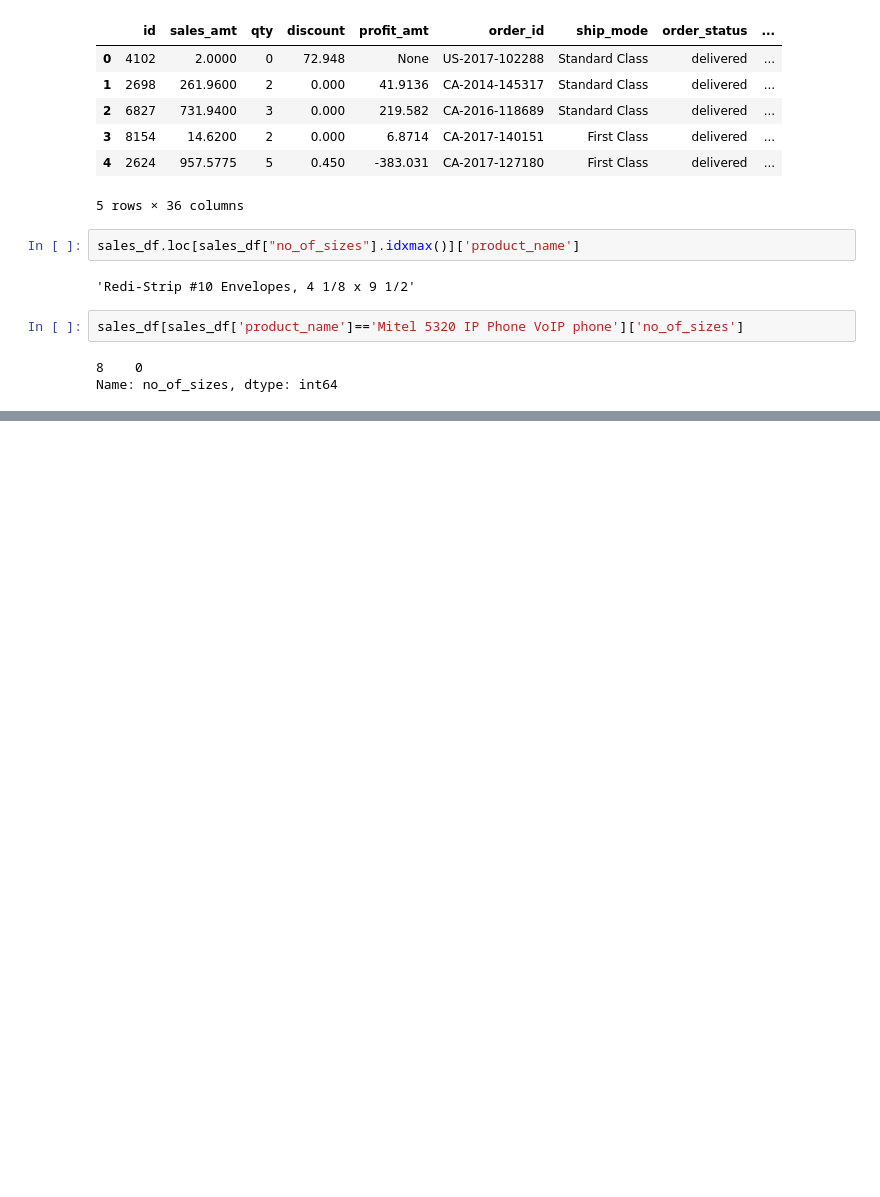
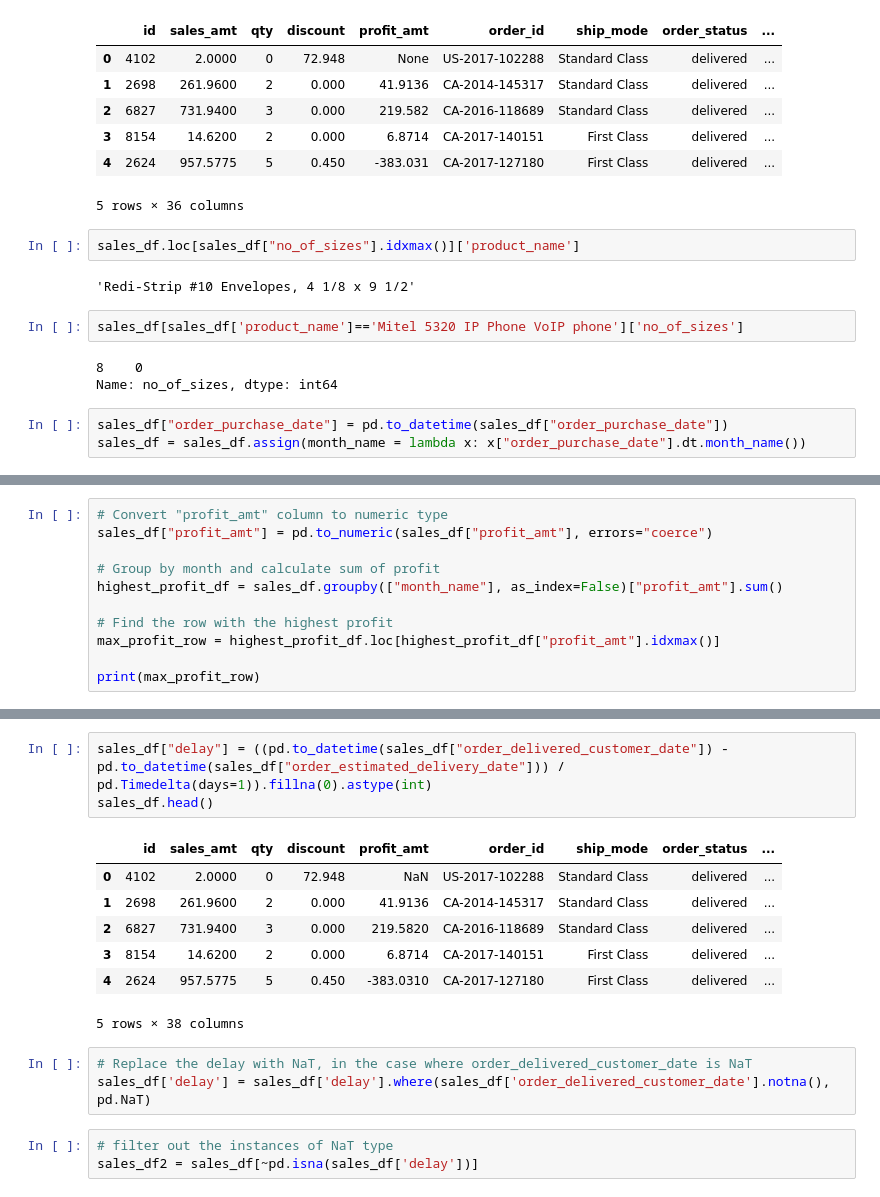
Before and after one commit to Boddulasankeerthana/Boddulasankeerthana_globalmart_processing, a Jupyter notebook: functions.ipynb, the cells around one changed output, grey strips where cells are left out. Drawn from its saved outputs; the diff is of its cells as text; blank space fills up the shorter version.

```diff
--- a/functions.ipynb
+++ b/functions.ipynb
@@ -111,3 +156,6 @@ sales_df[sales_df['product_name']=='Mitel 5320 IP Phone VoIP phone']['no_of_size
 # %% [output]
 8    0
 Name: no_of_sizes, dtype: int64
+# %%
+sales_df["order_purchase_date"] = pd.to_datetime(sales_df["order_purchase_date"])
+sales_df = sales_df.assign(month_name = lambda x: x["order_purchase_date"].dt.month_name())
@@ -113,0 +169,11 @@ Name: no_of_sizes, dtype: int64
+# %%
+# Convert "profit_amt" column to numeric type
+sales_df["profit_amt"] = pd.to_numeric(sales_df["profit_amt"], errors="coerce")
+
+# Group by month and calculate sum of profit
+highest_profit_df = sales_df.groupby(["month_name"], as_index=False)["profit_amt"].sum()
+
+# Find the row with the highest profit
+max_profit_row = highest_profit_df.loc[highest_profit_df["profit_amt"].idxmax()]
+
+print(max_profit_row)
@@ -113,0 +210,17 @@ Name: no_of_sizes, dtype: int64
+# %%
+sales_df["delay"] = ((pd.to_datetime(sales_df["order_delivered_customer_date"]) - pd.to_datetime(sales_df["order_estimated_delivery_date"])) / pd.Timedelta(days=1)).fillna(0).astype(int)
+sales_df.head()
+# %% [output]
+|  | id | sales_amt | qty | discount | profit_amt | order_id | ship_mode | order_status | ... |
+| 0 | 4102 | 2.0000 | 0 | 72.948 | NaN | US-2017-102288 | Standard Class | delivered | ... |
+| 1 | 2698 | 261.9600 | 2 | 0.000 | 41.9136 | CA-2014-145317 | Standard Class | delivered | ... |
+| 2 | 6827 | 731.9400 | 3 | 0.000 | 219.5820 | CA-2016-118689 | Standard Class | delivered | ... |
+| 3 | 8154 | 14.6200 | 2 | 0.000 | 6.8714 | CA-2017-140151 | First Class | delivered | ... |
+| 4 | 2624 | 957.5775 | 5 | 0.450 | -383.0310 | CA-2017-127180 | First Class | delivered | ... |
+5 rows × 38 columns
+# %%
+# Replace the delay with NaT, in the case where order_delivered_customer_date is NaT
+sales_df['delay'] = sales_df['delay'].where(sales_df['order_delivered_customer_date'].notna(), pd.NaT)
+# %%
+# filter out the instances of NaT type
+sales_df2 = sales_df[~pd.isna(sales_df['delay'])]
```
Also changed, not shown: parts of 10 cells of this notebook, 1 other file.
